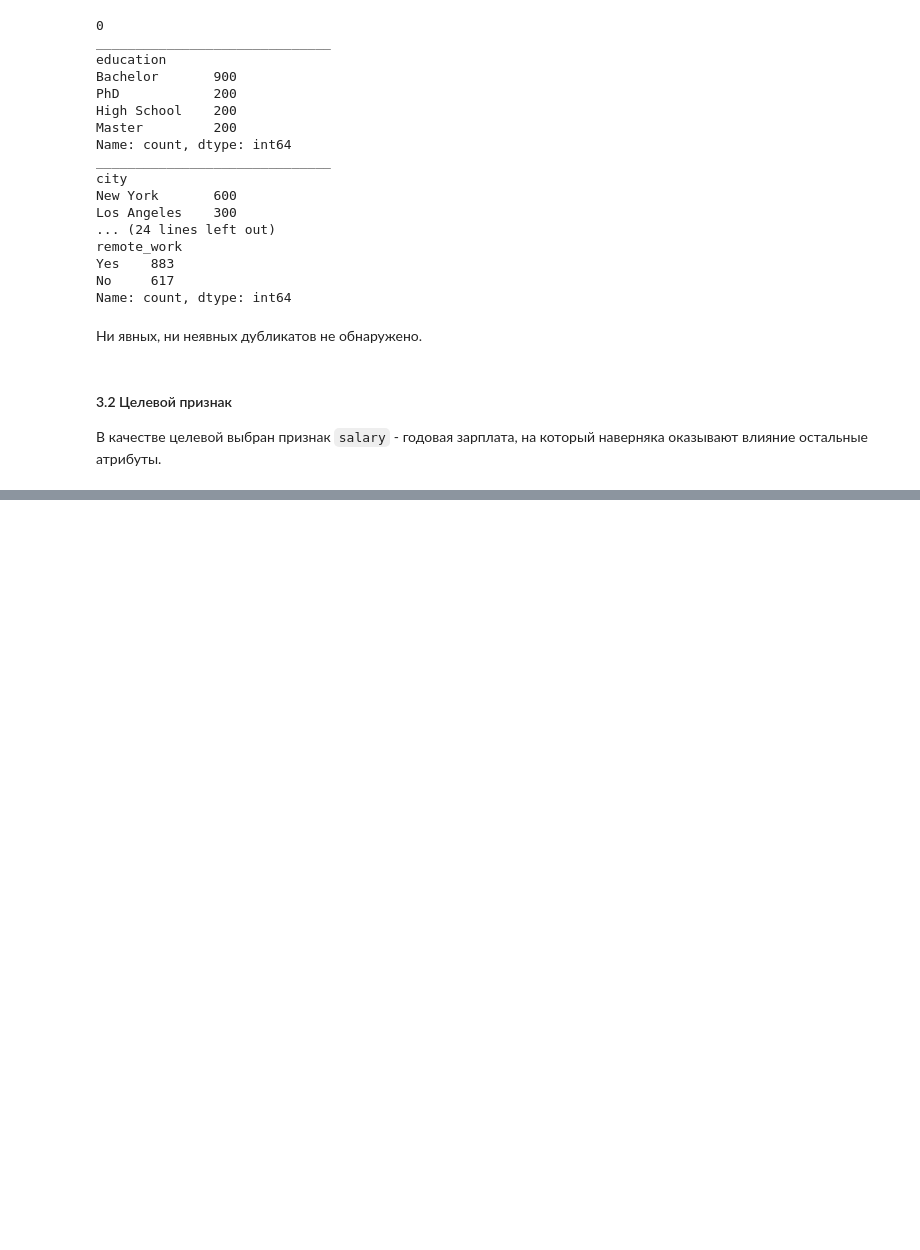
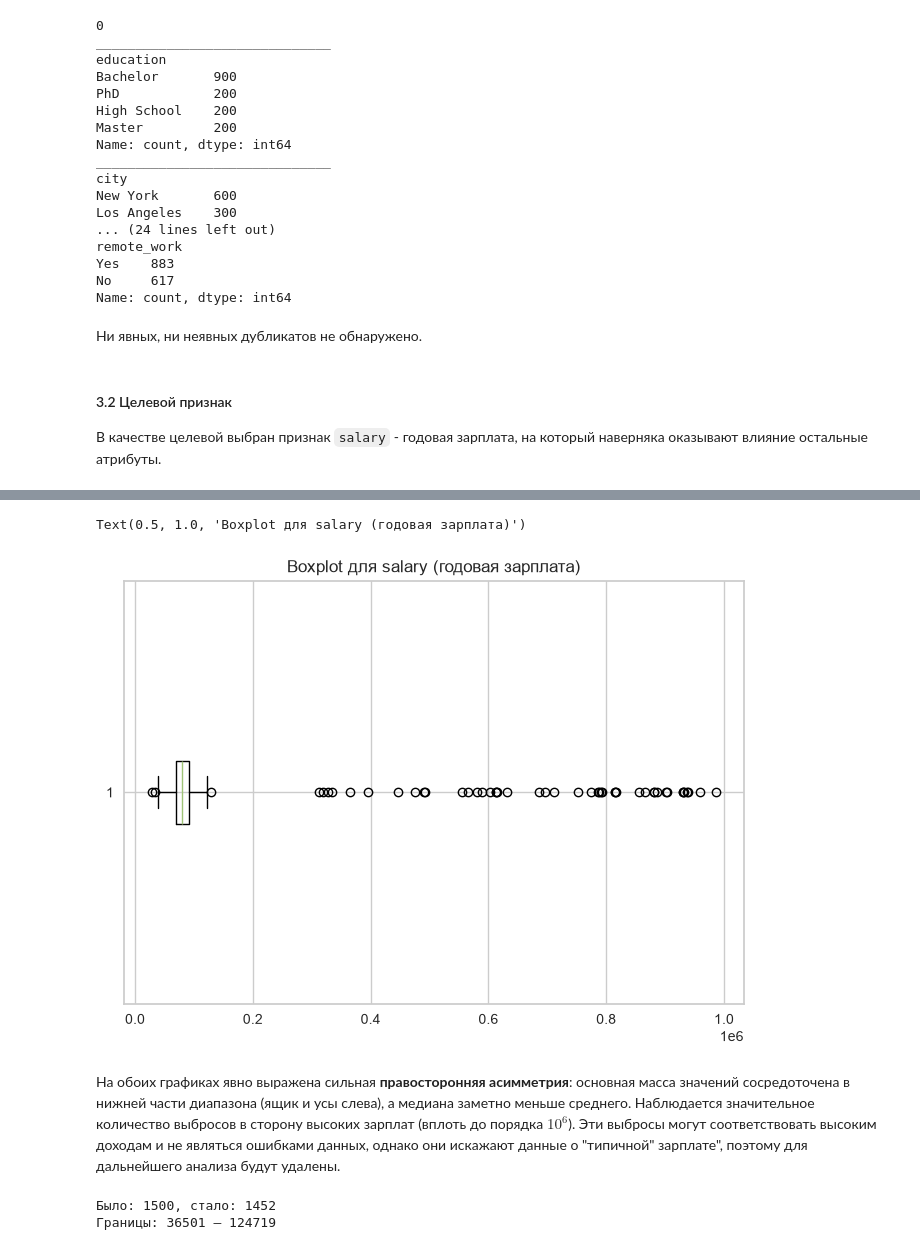
Before and after one commit to AlekseevaAnna1/data-analytics-labs, a Jupyter notebook: ЛР3_Алексеева_1.ipynb, the cells around one changed output, grey strips where cells are left out. Drawn from its saved outputs; the diff is of its cells as text; code cells hidden in the pictures; blank space fills up the shorter version.

Commit message:
Часть 3 - Обработка выбросов

```diff
--- a/ЛР3_Алексеева_1.ipynb
+++ b/ЛР3_Алексеева_1.ipynb
@@ -603,0 +603,24 @@ NameError: name 'set_title' is not defined
+# %%
+plt.boxplot(df_salary['salary'], orientation = 'horizontal')
+plt.title('Boxplot для salary (годовая зарплата)')
+# %% [output]
+Text(0.5, 1.0, 'Boxplot для salary (годовая зарплата)')
+[figure, added]
+# %% [markdown]
+На обоих графиках явно выражена сильная **правосторонняя асимметрия**: основная масса значений сосредоточена в нижней части диапазона (ящик и усы слева), а медиана заметно меньше среднего. Наблюдается значительное количество выбросов в сторону высоких зарплат (вплоть до порядка $10^6$). Эти выбросы могут соответствовать высоким доходам и не являться ошибками данных, однако они искажают данные о "типичной" зарплате", поэтому для дальнейшего анализа будут удалены.
+# %%
+Q1 = df_salary['salary'].quantile(0.25)
+Q3 = df_salary['salary'].quantile(0.75)
+IQR = Q3 - Q1
+
+# концы усов боксплота
+lower = Q1 - 1.5 * IQR
+upper = Q3 + 1.5 * IQR
+df_salary_clean = df_salary[(df_salary['salary'] >= lower) &
+                            (df_salary['salary'] <= upper)]
+
+print(f'Было: {len(df_salary)}, стало: {len(df_salary_clean)}')
+print(f'Границы: {lower:.0f} – {upper:.0f}')
+# %% [output]
+Было: 1500, стало: 1452
+Границы: 36501 – 124719
```
Also changed, not shown: parts of 6 cells of this notebook.
